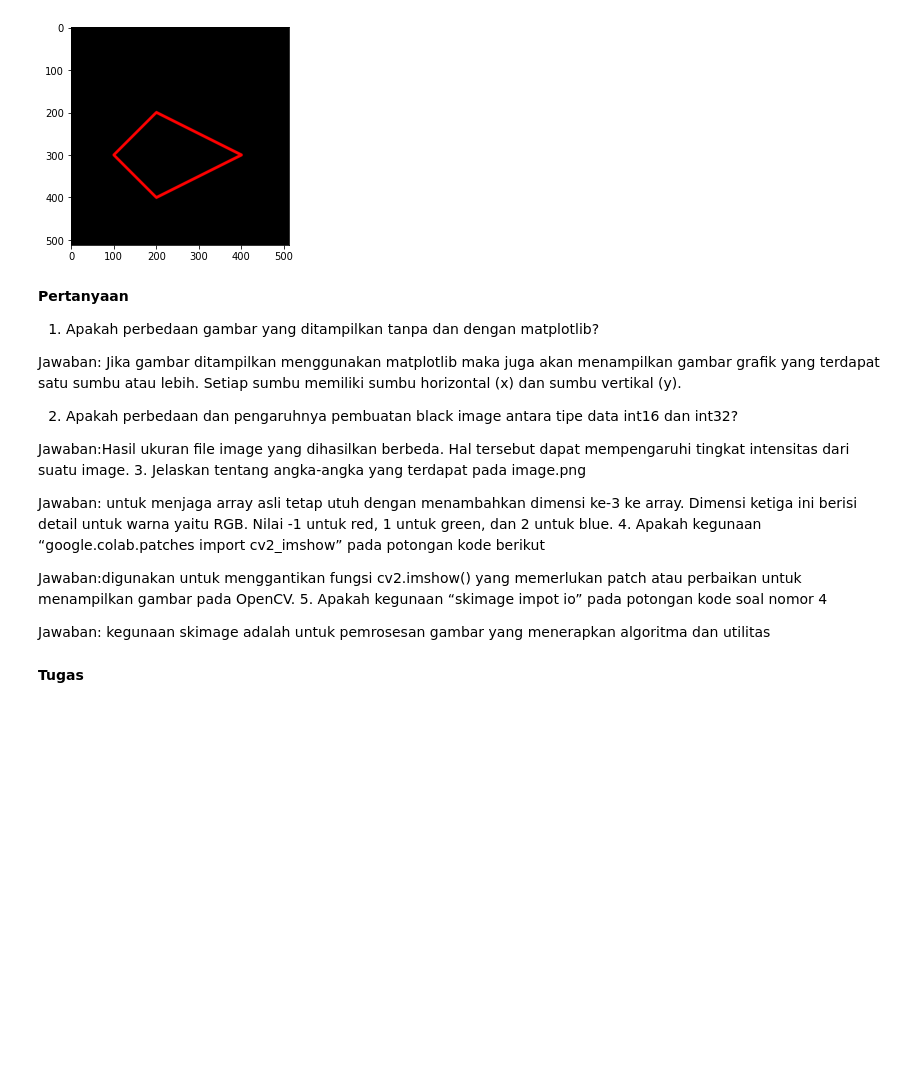
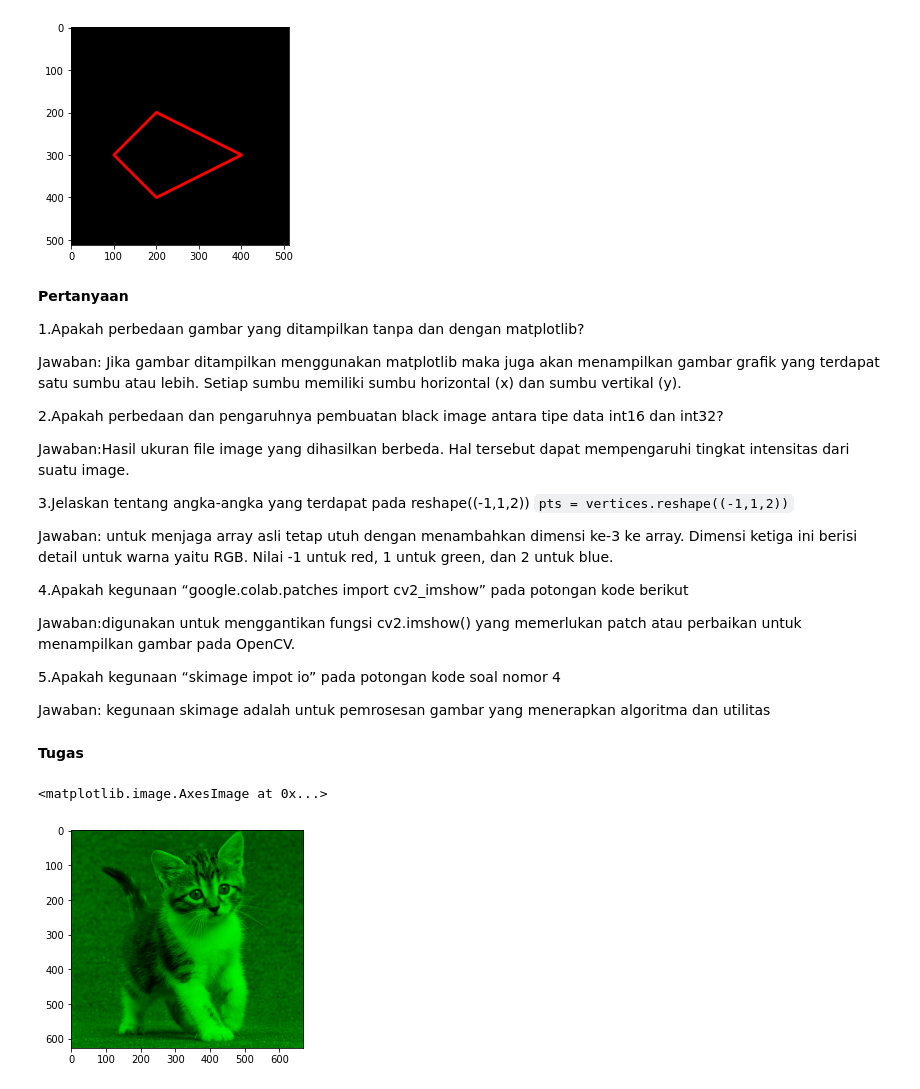
Before and after one commit to SilviaNurMahmudah/PCVK-Modul1, a Jupyter notebook: PCVK_Modul2.ipynb, the cells around one changed output. Saved outputs shown, nothing was run; the diff lists cells and outputs as text; code cells hidden in the pictures; blank space fills up the shorter version.

```diff
--- a/PCVK_Modul2.ipynb
+++ b/PCVK_Modul2.ipynb
@@ -133,21 +133,34 @@ plt.imshow(black_img2)
 
 
 
-1. Apakah perbedaan gambar yang ditampilkan tanpa dan dengan matplotlib?
+1.Apakah perbedaan gambar yang ditampilkan tanpa dan dengan matplotlib?
 
 Jawaban: Jika gambar ditampilkan menggunakan matplotlib maka juga akan menampilkan gambar grafik yang terdapat satu sumbu atau lebih. Setiap sumbu memiliki sumbu horizontal (x) dan sumbu vertikal (y).
 
-2. Apakah perbedaan dan pengaruhnya pembuatan black image antara tipe data int16 dan int32?
+2.Apakah perbedaan dan pengaruhnya pembuatan black image antara tipe data int16 dan int32?
 
 Jawaban:Hasil ukuran file image yang dihasilkan berbeda. Hal tersebut dapat mempengaruhi tingkat intensitas dari suatu image.
-3. Jelaskan tentang angka-angka yang terdapat pada image.png
+
+3.Jelaskan tentang angka-angka yang terdapat pada reshape((-1,1,2))
+ `pts = vertices.reshape((-1,1,2))`
 
 Jawaban: untuk menjaga array asli tetap utuh dengan menambahkan dimensi ke-3 ke array. Dimensi ketiga ini berisi detail untuk warna yaitu RGB. Nilai -1 untuk red, 1 untuk green, dan 2 untuk blue.
-4. Apakah kegunaan “google.colab.patches import cv2_imshow” pada potongan kode berikut
+
+4.Apakah kegunaan “google.colab.patches import cv2_imshow” pada potongan kode berikut
 
 Jawaban:digunakan untuk menggantikan fungsi cv2.imshow() yang memerlukan patch atau perbaikan untuk menampilkan gambar pada OpenCV.
-5. Apakah kegunaan “skimage impot io” pada potongan kode soal nomor 4
+
+5.Apakah kegunaan “skimage impot io” pada potongan kode soal nomor 4
 
 Jawaban: kegunaan skimage adalah untuk pemrosesan gambar yang menerapkan algoritma dan utilitas
 # %% [markdown]
 **Tugas**
+# %%
+# nomor 1
+# Red-Green
+red_green = img.copy()
+red_green[:,:,2] = 0
+plt.imshow(red_green)
+# %% [output]
+<matplotlib.image.AxesImage at 0x...>
+[figure, added]
```
Also changed, not shown: parts of 2 cells of this notebook.
